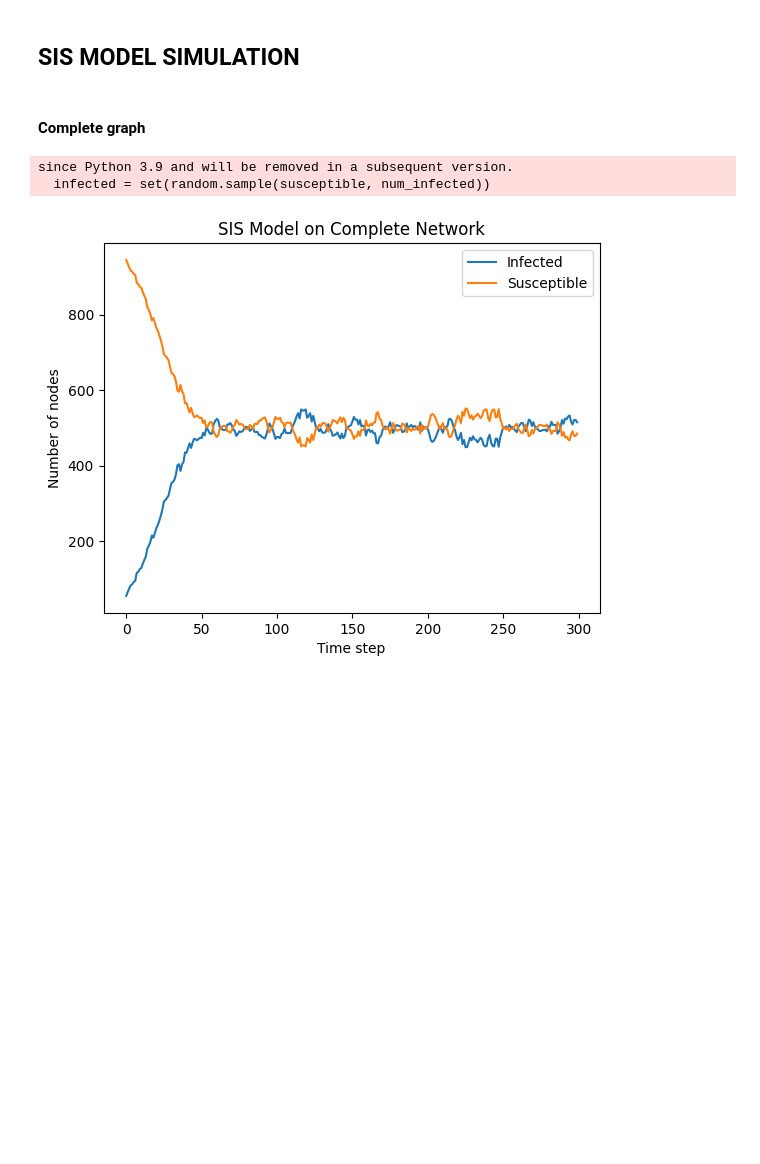
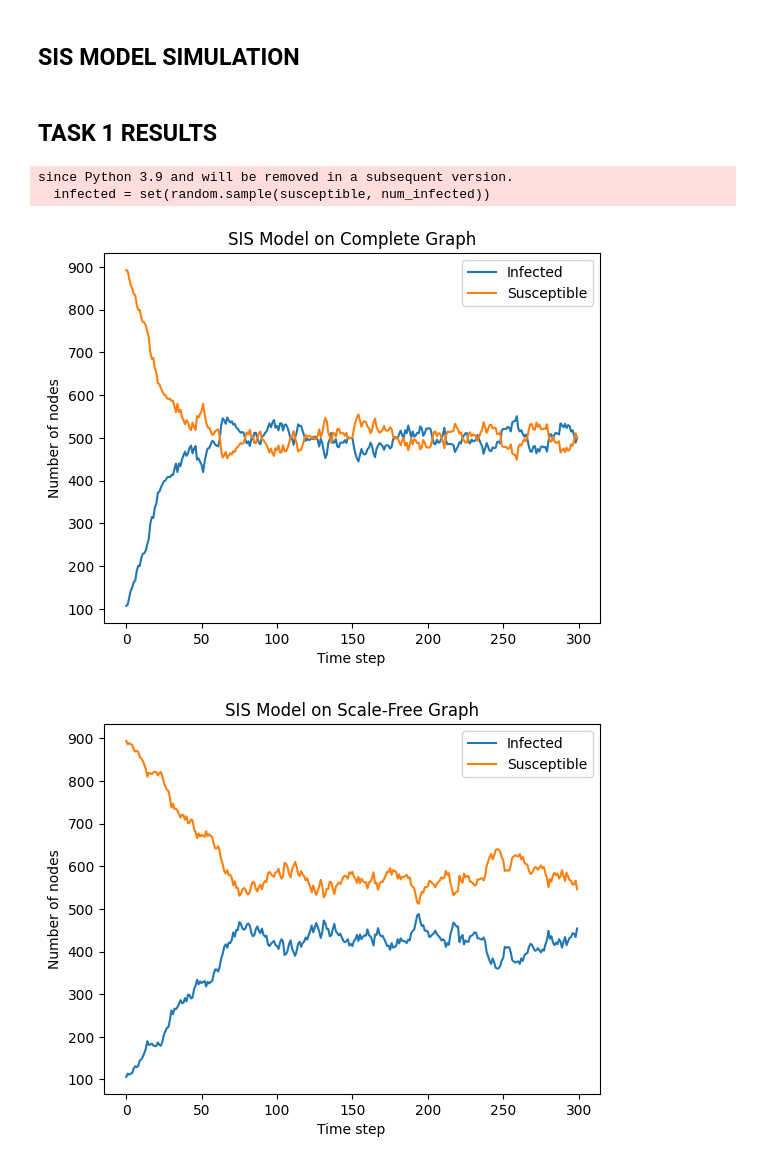
Before and after one commit to hectobreak/CSN7-Epidemic, a Jupyter notebook: src/solution.ipynb, the cells around one changed output. Drawn from its saved outputs; the diff is of its cells as text; code cells hidden in the pictures; blank space fills up the shorter version.

```diff
--- a/src/solution.ipynb
+++ b/src/solution.ipynb
@@ -26,7 +26,7 @@ def sis_model(G, gamma, beta, num_iterations, infected_percent):
     for t in range(num_iterations):
         # Compute the transition probabilities for each node
         for node in G.nodes():
-            p_infect = len([n for n in G.neighbors(node) if n in infected]) * beta / len(G)
+            p_infect = len([n for n in G.neighbors(node) if n in infected]) * beta / G.degree(node)
             p_recover = gamma
 
             # Transition the node to the infected state with probability p_infect
@@ -45,22 +45,41 @@ def sis_model(G, gamma, beta, num_iterations, infected_percent):
         susceptible_list.append(len(susceptible))
 
     return infected_list, susceptible_list
-# %% [markdown]
-#### Complete graph
+# %% [markdown]
+## TASK 1  RESULTS
+# %%
+graphs_names = ["Complete","Scale-Free", "Small-World","Star","Regular Lattice","Erdos-Renyi"]
+graphs = []
+for name in graphs_names:
+	if name == 'Complete':
+		graphs.append(nx.complete_graph(1000))
+	elif name == 'Scale-Free':
+		graphs.append(nx.barabasi_albert_graph(1000, 3))
+	elif name == 'Small-World':
+		graphs.append(nx.watts_strogatz_graph(1000, 10, 0.5))
+	elif name == 'Star':
+		graphs.append(nx.star_graph(1000))
+	elif name == 'Regular Lattice':
+		graphs.append(nx.grid_graph(dim=[30, 30]))
+	elif name == 'Erdos-Renyi':
+		graphs.append(nx.erdos_renyi_graph(1000, 0.1))
 # %%
-G = nx.complete_graph(1000)
-infected, susceptible = sis_model(G, gamma=0.1, beta=0.2, num_iterations=300,infected_percent=0.05)
+def plot_sis_model(graphs_names,graphs, gamma, beta, num_iterations, infected_percent):
 
-## Plot  the result
-plt.figure()
-plt.plot(infected, label='Infected')
-plt.plot(susceptible, label='Susceptible')
-plt.legend()
-plt.xlabel('Time step')
-plt.ylabel('Number of nodes')
-plt.title('SIS Model on Complete Network')
-plt.show()
+    for i, G in enumerate(graphs):
+        # Simulate the spread of the disease on the current graph
+        infected, susceptible = sis_model(G, gamma, beta, num_iterations, infected_percent)
+        plt.figure()
+        plt.plot(infected, label='Infected')
+        plt.plot(susceptible, label='Susceptible')
+        plt.title(f'SIS Model on {graphs_names[i]} Graph')
+        plt.xlabel('Time step')
+        plt.ylabel('Number of nodes')
+        plt.legend()
-# %% [output]
-since Python 3.9 and will be removed in a subsequent version.
-  infected = set(random.sample(susceptible, num_infected))
-[figure, removed]
+# %%
+plot_sis_model(graphs_names, graphs, gamma=0.1, beta=0.2, num_iterations=300, infected_percent=0.1)
+# %% [output]
+since Python 3.9 and will be removed in a subsequent version.
+  infected = set(random.sample(susceptible, num_infected))
+[figure, added]
+[figure, added]
```
Also changed, not shown: parts of 7 cells of this notebook.
